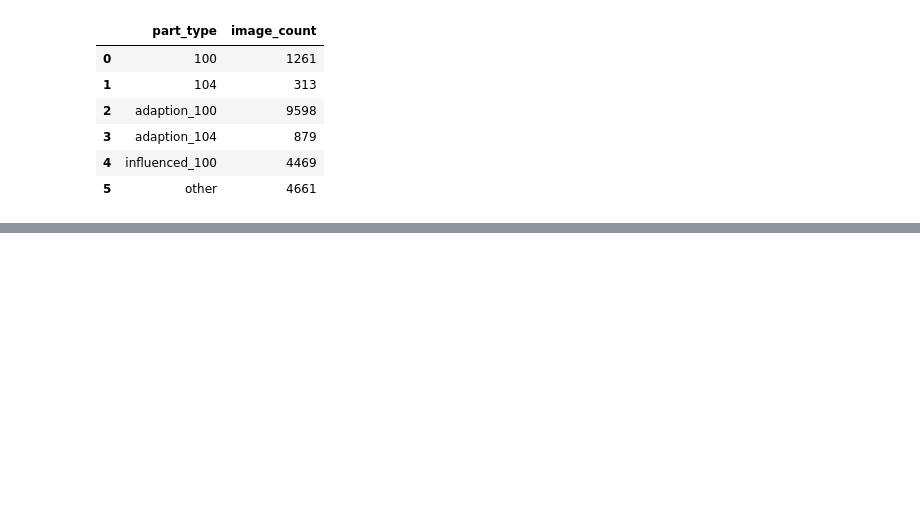
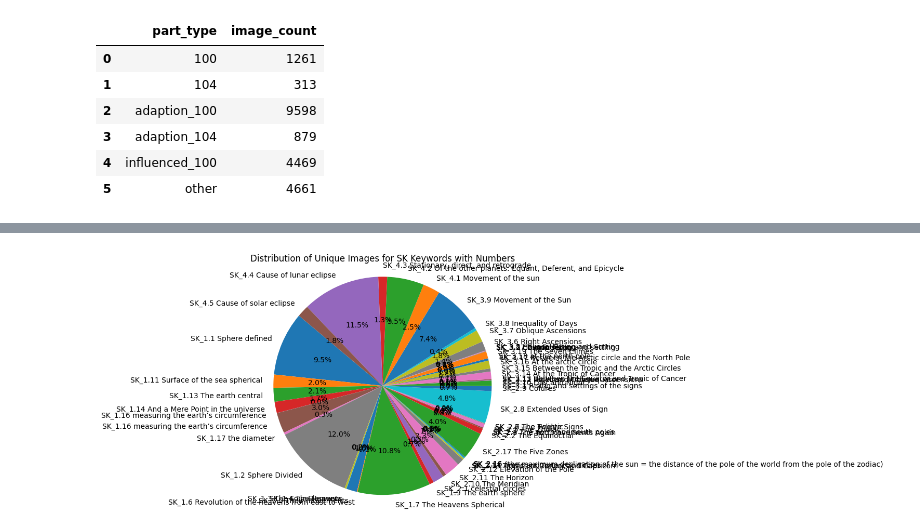
Before and after one commit to Nogashlomi/Image_data, a Jupyter notebook: df_with_part_type.ipynb, the cells around one changed output, grey strips where cells are left out. Drawn from its saved outputs; the diff is of its cells as text; code cells hidden in the pictures; blank space fills up the shorter version.

```diff
--- a/df_with_part_type.ipynb
+++ b/df_with_part_type.ipynb
@@ -165 +168,8 @@ Other Keywords:
 Count: 73
+# %%
+# Split keywords by ';' and explode to create one row per keyword
+df['keywords'] = df['keywords'].str.split(';')
+keyword_df = df.explode('keywords')
+
+# Select relevant columns and drop duplicates to get unique keywords with associated images
+keyword_df = keyword_df[['keywords', 'images', 'year', 'place', 'part_type']].drop_duplicates()
@@ -165,0 +235,15 @@ Count: 73
+# %%
+# Filter keywords that start with 'SK' and have a number
+sk_with_number = keyword_df[keyword_df['keywords'].str.match(r'SK_\d+\.\d*')].copy()
+
+# Count unique images for each SK keyword
+sk_with_number['unique_images_count'] = sk_with_number.groupby('keywords')['images'].transform('nunique')
+
+# Select relevant columns for final output
+sk_results = sk_with_number[['keywords', 'unique_images_count']].drop_duplicates()
+
+# Extract the numeric part after 'SK_' and convert to float for sorting
+sk_results[['integer_part', 'decimal_part']] = sk_results['keywords'].str.extract(r'SK_(\d+)\.(\d+)').astype(float)
+
+# Sort by the extracted numeric values
+sk_results = sk_results.sort_values(by=['integer_part', 'decimal_part']).drop(columns=['integer_part', 'decimal_part'])
@@ -165,0 +270,13 @@ Count: 73
+# %%
+# Create a DataFrame for pie plot
+pie_data = sk_with_number.groupby('keywords')['unique_images_count'].sum().reset_index()
+
+# Plotting the pie chart
+plt.figure(figsize=(8, 6))
+plt.pie(pie_data['unique_images_count'], labels=pie_data['keywords'], autopct='%1.1f%%', startangle=140)
+plt.title('Distribution of Unique Images for SK Keywords with Numbers')
+plt.axis('equal')  # Equal aspect ratio ensures that pie is drawn as a circle.
+
+plt.show()
+# %% [output]
+[figure, added]
```
Also changed, not shown: parts of 10 cells of this notebook, 17 other files.
